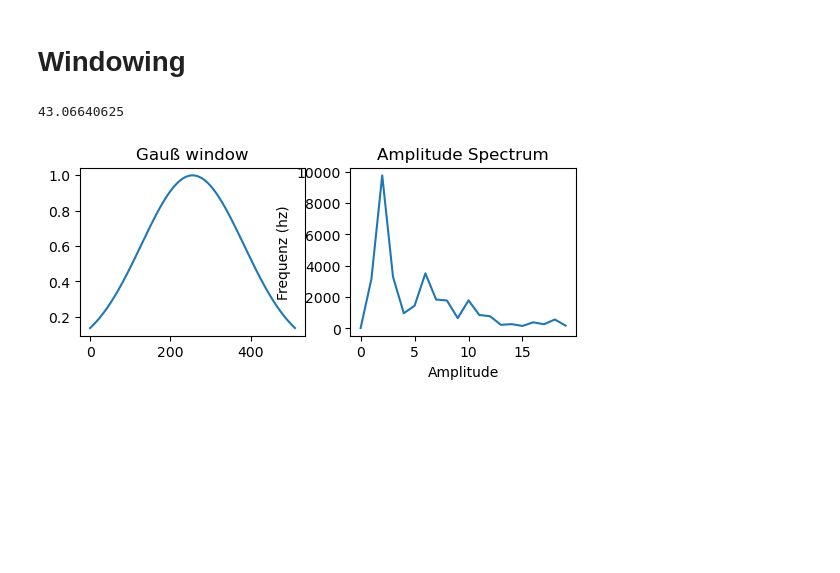
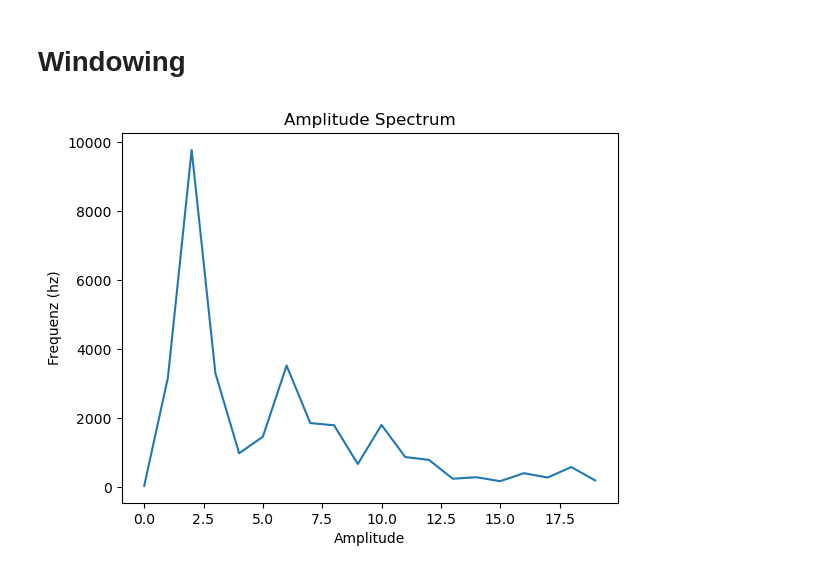
Before and after one commit to hannesbrugger/Signale-und-Systeme, a Jupyter notebook: Versuch4/versuch4.ipynb, the cells around one changed output. Saved outputs shown, nothing was run; the diff lists cells and outputs as text; code cells hidden in the pictures; blank space fills up the shorter version.

```diff
--- a/Versuch4/versuch4.ipynb
+++ b/Versuch4/versuch4.ipynb
@@ -48,7 +48,7 @@ np.save("Jonas1", decoded)
 # %% [markdown]
 # Import npy file
 # %%
-data = np.load("Jonas1.npy")
+data = np.load("Messdaten/hoch/hoch0.npy")
 # %% [markdown]
 # Amplitudenspektrum
 # %%
@@ -65,36 +65,25 @@ Text(0.5, 1.0, 'Amplitude Spectrum')
 # %% [markdown]
 # Windowing
 # %%
-print(SAMPLEFREQ/512/2)
-windowSize = 512
-window = scipy.signal.windows.gaussian(windowSize, std=windowSize/4)
-windows_fft = []
+def windowing(win_data):
+    windowSize = 512
+    window = scipy.signal.windows.gaussian(windowSize, std=windowSize/4)
+    windows_fft = []
 
-for i in range(0, SAMPLEFREQ, int(windowSize/2)):
-    localData = data[i:i+windowSize]
-    if len(localData) != 512:
-        continue
-    localAmpl = np.fft.fft(localData*window)
-    windows_fft.append(localAmpl)
-    # plt.subplot(1,3,1)
-    # plt.plot(window * localData)
-    # plt.subplot(1,3,2)
-    # plt.plot(localData)
-    # plt.subplot(1,3,3)
-    # plt.plot(window)
-    # plt.show()
-    # break
-mean_fft = np.array(windows_fft).mean(axis=0)
-amplituden = np.abs(mean_fft)
-plt.subplot(2,2,1)
-plt.plot(window)
-plt.title("Gauß window")
-plt.subplot(2,2,2)
-plt.plot(amplituden[:20])
-plt.title("Amplitude Spectrum")
-plt.xlabel("Amplitude")
-plt.ylabel("Frequenz (hz)")
-plt.show()
+    for i in range(0, SAMPLEFREQ, int(windowSize/2)):
+        localData = data[i:i+windowSize]
+        if len(localData) != 512:
+            continue
+        local_fft = np.fft.fft(localData*window)
+        windows_fft.append(local_fft)
+    mean_fft = np.array(windows_fft).mean(axis=0)
+    amplituden = np.abs(mean_fft)
+    return amplituden
-# %% [output]
-43.06640625
-[figure, removed]
+# %%
+plt.plot(windowing(data)[:20])
+plt.title("Amplitude Spectrum")
+plt.xlabel("Amplitude")
+plt.ylabel("Frequenz (hz)")
+plt.show()
+# %% [output]
+[figure, added]
```
Also changed, not shown: parts of 4 cells of this notebook, 2 other files.
